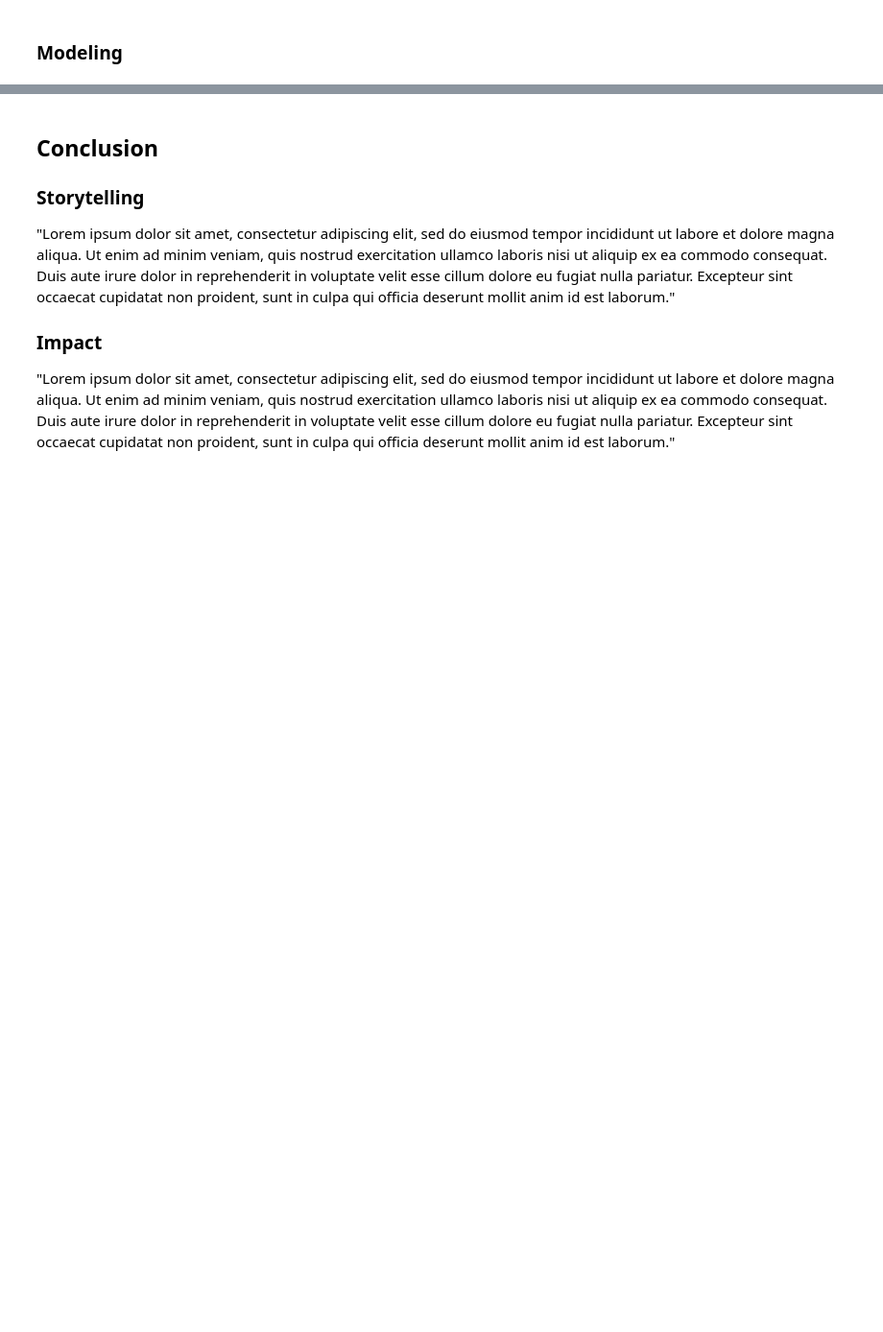
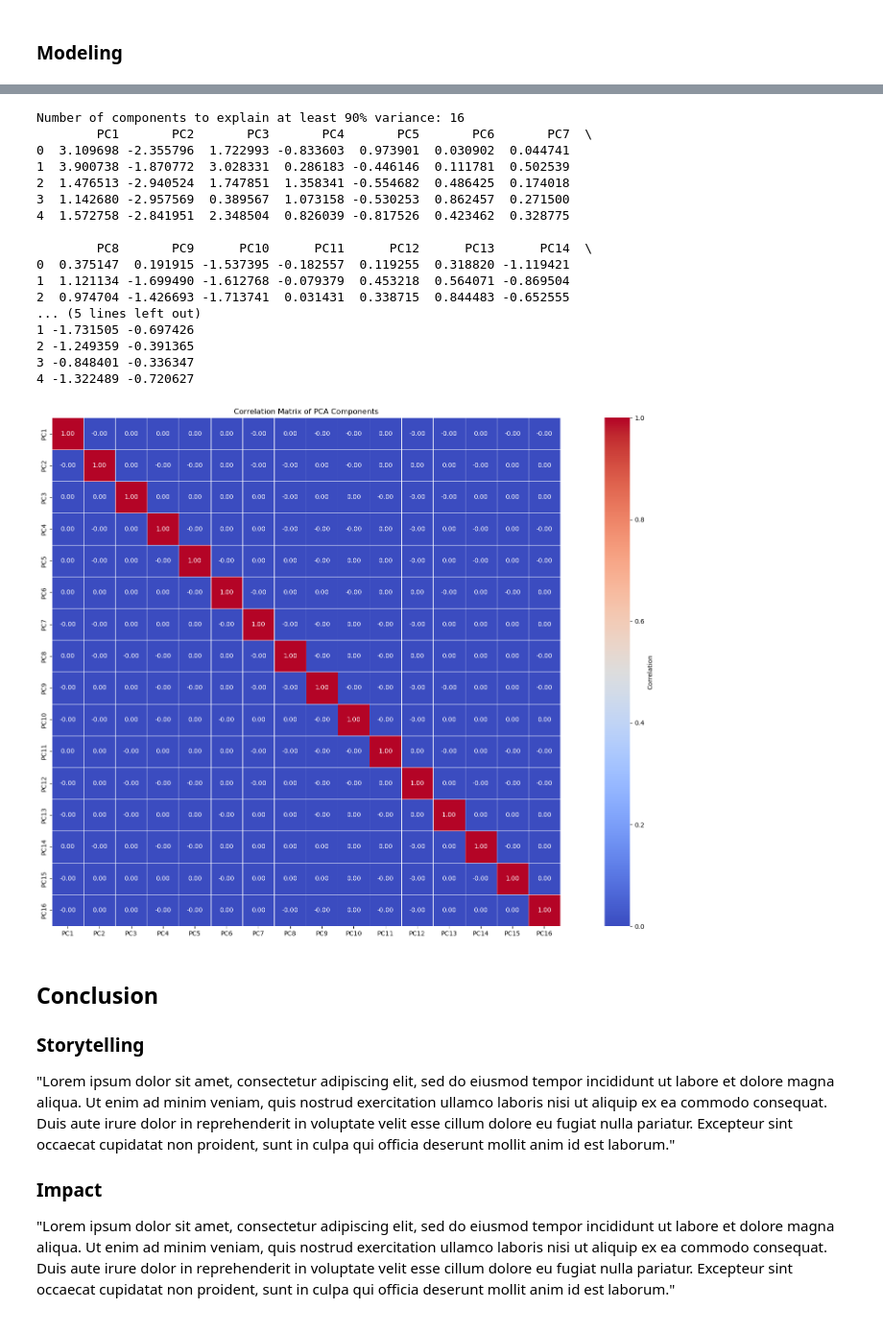
Before and after one commit to ryanshz/dmclustering, a Jupyter notebook: project3.ipynb, the cells around one changed output, grey strips where cells are left out. Shown: that part at 96% size. Saved outputs shown, nothing was run; the diff lists cells and outputs as text; code cells hidden in the pictures; blank space fills up the shorter version.

```diff
--- a/project3.ipynb
+++ b/project3.ipynb
@@ -26,3 +155,79 @@ Clustering is where a model takes a set of data and groups it with other data ba
+# %%
+# Step 1: Identify non-numeric columns
+non_numeric_columns = terror_df.select_dtypes(exclude=['number']).columns
+
+# Create a DataFrame with only numeric columns
+numeric_df = terror_df.drop(columns=non_numeric_columns)
+
+# Step 2: Standardize the numeric data
+scaler = StandardScaler()
+standardized_data = scaler.fit_transform(numeric_df)
+
+# Step 3: Convert the standardized data back into a DataFrame
+standardized_df = pd.DataFrame(standardized_data, columns=numeric_df.columns)
+
+# Step 3.5: Drop columns with NaN values
+standardized_df.dropna(axis=1, inplace=True)
+
+# Step 4: Apply PCA for dimensionality reduction
+pca = PCA()
+pca.fit(standardized_df)
+
+# Step 5: Plot the explained variance to determine how many components to keep
+explained_variance = pca.explained_variance_ratio_
+cumulative_explained_variance = np.cumsum(explained_variance)
+
+# Step 6: Reduce to a smaller number of components (e.g., where cumulative variance >= 90%)
+num_components = np.argmax(cumulative_explained_variance >= 0.90) + 1
+print(f"Number of components to explain at least 90% variance: {num_components}")
+
+# Apply PCA with the chosen number of components
+pca = PCA(n_components=num_components)
+reduced_data = pca.fit_transform(standardized_df)
+
+# Optionally, create a DataFrame for the reduced data (if needed for further analysis or clustering)
+reduced_df = pd.DataFrame(reduced_data, columns=[f'PC{i+1}' for i in range(num_components)])
+
+# Print reduced data head to check results
+print(reduced_df.head())
+
+
+# Assuming `reduced_df` is the DataFrame with your reduced data after PCA
+plt.figure(figsize=(20,12))
+
+sns.heatmap(
+    reduced_df.corr(),
+    annot=True,  # Display the correlation values
+    cmap='coolwarm',  # Color map for better visualization
+    fmt=".2f",  # Format numbers to 2 decimal places
+    cbar_kws={'label': 'Correlation'},  # Label for the color bar
+    linewidths=0.5,  # Add lines between cells for better readability
+    square=True  # Keep the heatmap square-shaped
+)
+
+# Display the title and show the plot
+plt.title('Correlation Matrix of PCA Components')
+plt.tight_layout()
+plt.show()
+# %% [output]
+Number of components to explain at least 90% variance: 16
+        PC1       PC2       PC3       PC4       PC5       PC6       PC7  \
+0  3.109698 -2.355796  1.722993 -0.833603  0.973901  0.030902  0.044741
+1  3.900738 -1.870772  3.028331  0.286183 -0.446146  0.111781  0.502539
+2  1.476513 -2.940524  1.747851  1.358341 -0.554682  0.486425  0.174018
+3  1.142680 -2.957569  0.389567  1.073158 -0.530253  0.862457  0.271500
+4  1.572758 -2.841951  2.348504  0.826039 -0.817526  0.423462  0.328775
+
+        PC8       PC9      PC10      PC11      PC12      PC13      PC14  \
+0  0.375147  0.191915 -1.537395 -0.182557  0.119255  0.318820 -1.119421
+1  1.121134 -1.699490 -1.612768 -0.079379  0.453218  0.564071 -0.869504
+2  0.974704 -1.426693 -1.713741  0.031431  0.338715  0.844483 -0.652555
+... (5 lines left out)
+1 -1.731505 -0.697426
+2 -1.249359 -0.391365
+3 -0.848401 -0.336347
+4 -1.322489 -0.720627
+[figure, added]
 # %% [markdown]
 ## Conclusion
 
```
Also changed, not shown: parts of 12 cells of this notebook.
